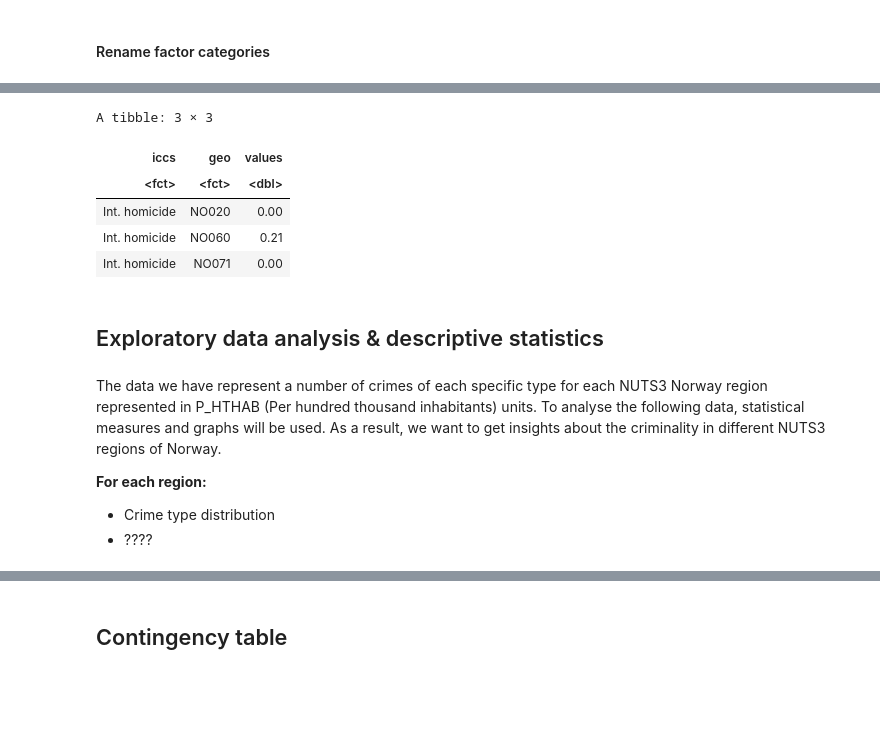
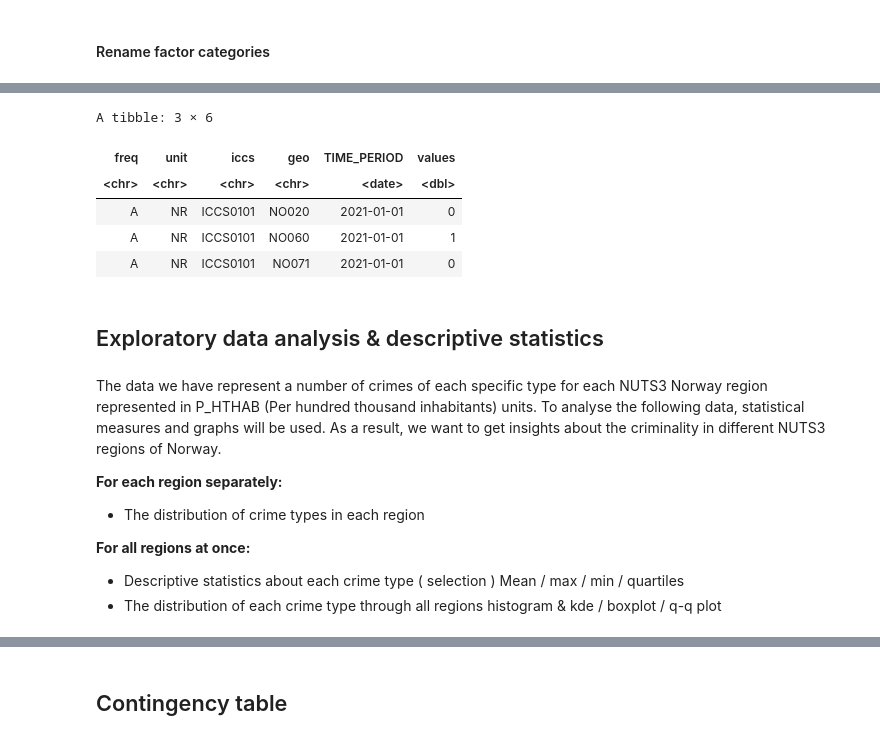
Before and after one commit to nickobard/eurostat-datasets-analysis, a Jupyter notebook: sem-1/semestral-work.ipynb, the cells around one changed output, grey strips where cells are left out. Cells and saved outputs as stored; diff of their text form; code cells hidden in the pictures; blank space fills up the shorter version.

Commit message:
Added .a, .r. Added descriptive stats

```diff
--- a/sem-1/semestral-work.ipynb
+++ b/sem-1/semestral-work.ipynb
@@ -99,9 +102,13 @@ living there
 # %%
 data <- dataset[startsWith(dataset$geo, 'NO') & (nchar(dataset$geo) == 5),]
 data <- data[data$TIME_PERIOD == '2021-01-01',]
-data <- data[data$unit == 'P_HTHAB',]
-data$unit <- NULL
-data$freq <- NULL
-data$TIME_PERIOD <- NULL
+data.r <- data[data$unit == 'P_HTHAB',]
+data.a <- data[data$unit == 'NR',]
+data.a$unit <- NULL
+data.r$unit <- NULL
+data.a$freq <- NULL
+data.r$freq <- NULL
+data.a$TIME_PERIOD <- NULL
+data.r$TIME_PERIOD <- NULL
 head(data, 3)
 # %% [output]
@@ -117,9 +124,12 @@ A tibble: 3 × 3
 - iccs - should be factor
 - geo - should be factor
 # %%
-data$iccs <- as.factor(data$iccs)
-data$geo <- as.factor(data$geo)
-head(data, 3)
+data.a$iccs <- as.factor(data.a$iccs)
+data.a$geo <- as.factor(data.a$geo)
+data.r$iccs <- as.factor(data.r$iccs)
+data.r$geo <- as.factor(data.r$geo)
+
+head(data.a, 3)
 # %% [output]
 A tibble: 3 × 3
 | iccs | geo | values |
@@ -141,23 +151,27 @@ A tibble: 3 × 3
 
 [2]
 # %%
-prev_labels = c('ICCS0101', 'ICCS0401', 'ICCS0502', 'ICCS050211')
-new_labels = c('Int. homicide', 'Robbery', 'Theft', 'Theft of a m. l. vehicle')
-data$iccs <- factor(data$iccs, levels=prev_labels, labels = new_labels)
+prev_labels <- c('ICCS0101', 'ICCS0401', 'ICCS0502', 'ICCS050211')
+new_labels <- c('Int. homicide', 'Robbery', 'Theft', 'Theft of a m. l. vehicle')
+data.a$iccs <- factor(data.a$iccs, levels=prev_labels, labels = new_labels)
+data.r$iccs <- factor(data.r$iccs, levels=prev_labels, labels = new_labels)
 head(data, 3)
 # %% [output]
-A tibble: 3 × 3
+A tibble: 3 × 6
-| iccs | geo | values |
-| <fct> | <fct> | <dbl> |
-| Int. homicide | NO020 | 0.00 |
-| Int. homicide | NO060 | 0.21 |
-| Int. homicide | NO071 | 0.00 |
+| freq | unit | iccs | geo | TIME_PERIOD | values |
+| <chr> | <chr> | <chr> | <chr> | <date> | <dbl> |
+| A | NR | ICCS0101 | NO020 | 2021-01-01 | 0 |
+| A | NR | ICCS0101 | NO060 | 2021-01-01 | 1 |
+| A | NR | ICCS0101 | NO071 | 2021-01-01 | 0 |
 # %% [markdown]
 ## Exploratory data analysis & descriptive statistics
 # %% [markdown]
 The data we have represent a number of crimes of each specific type for each NUTS3 Norway region represented in P_HTHAB (Per hundred thousand inhabitants) units. To analyse the following data, statistical measures and graphs will be used. As a result, we want to get insights about the criminality in different NUTS3 regions of Norway.
 
-**For each region:**
+**For each region separately:**
 
-- Crime type distribution
-- ????
+- The distribution of crime types in each region
+
+**For all regions at once:**
+- Descriptive statistics about each crime type ( selection ) Mean / max / min / quartiles
+- The distribution of each crime type through all regions histogram & kde / boxplot / q-q plot
```
Also changed, not shown: parts of 11 cells of this notebook, 2 other files.
